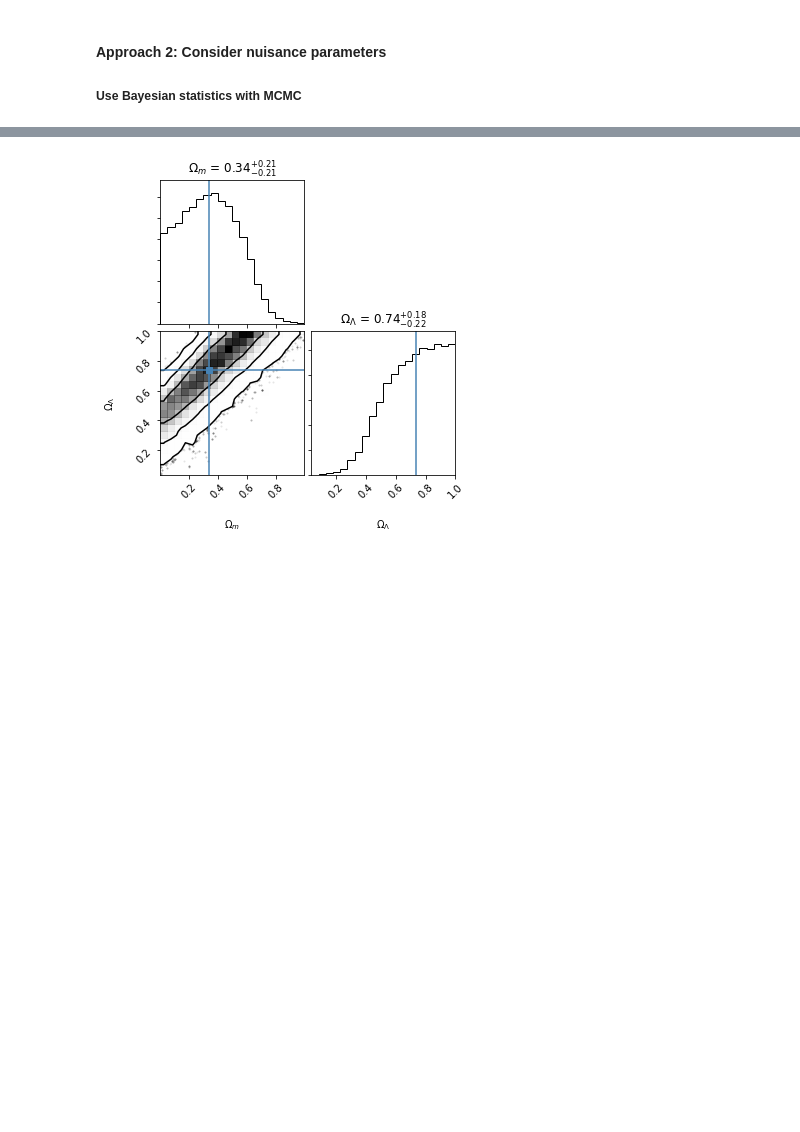
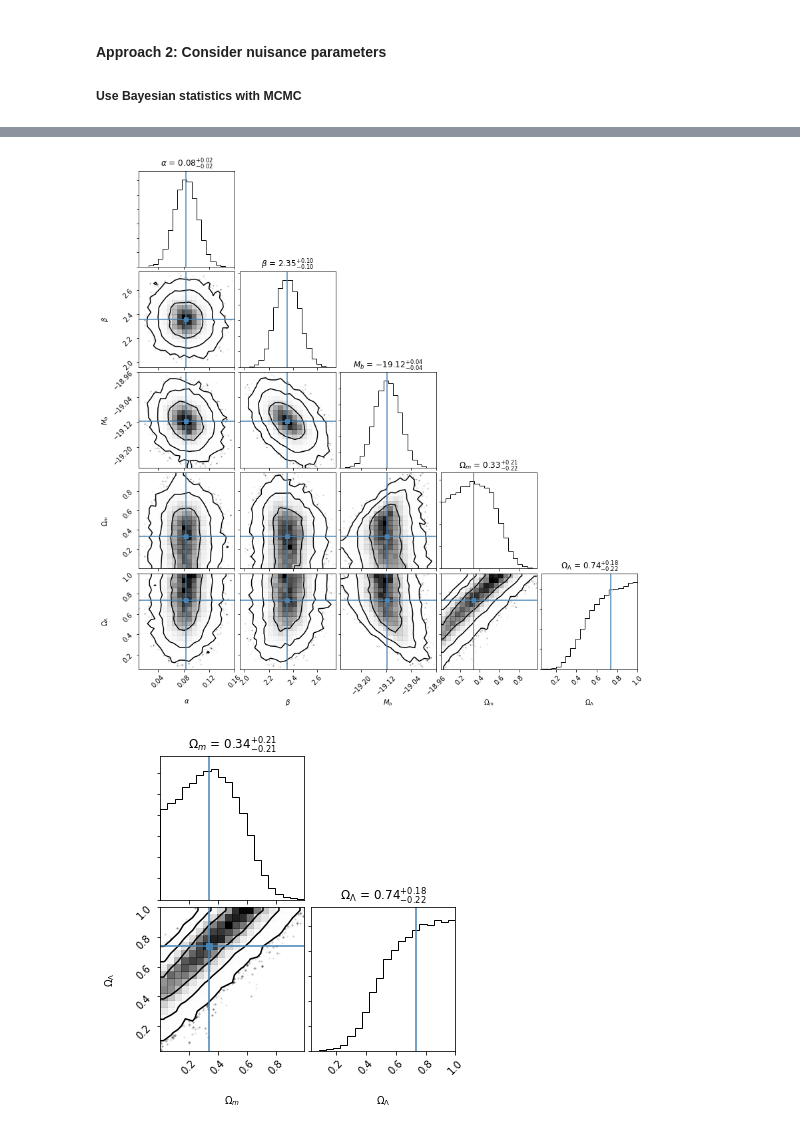
Before and after one commit to OriolAbril/cosmology, a Jupyter notebook: project.ipynb, the cells around one changed output, grey strips where cells are left out. Cells and saved outputs as stored; diff of their text form; code cells hidden in the pictures; blank space fills up the shorter version.

```diff
--- a/project.ipynb
+++ b/project.ipynb
@@ -450,8 +446,10 @@ ValueError: Probability function returned NaN
 # %%
-samples_curved = sampler_curved.chain[:, 100:, :].reshape((-1, ndim))
-#samples_curved = np.loadtxt('samples/samples_curved.dat')
+#samples_curved = sampler_curved.chain[:, 100:, :].reshape((-1, ndim))
+samples_curved = np.loadtxt('samples/samples_curved.dat')
 chi2_sys_lc_res_curved, chi2_sys_lc_err_curved = np.mean(samples_curved,axis=0),np.std(samples_curved,axis=0)
 fig = corner.corner(samples_curved, labels=[r"$\alpha$", r"$\beta$", r"$M_b$", r"$\Omega_m$", r"$\Omega_\Lambda$"],
                     truths=np.percentile(samples_curved,50,axis=0),show_titles=True,
                     levels=[.68,.95,.997])
+# %% [output]
+[figure, added]
 # %%
```
Also changed, not shown: parts of 4 cells of this notebook, 2 other files.
